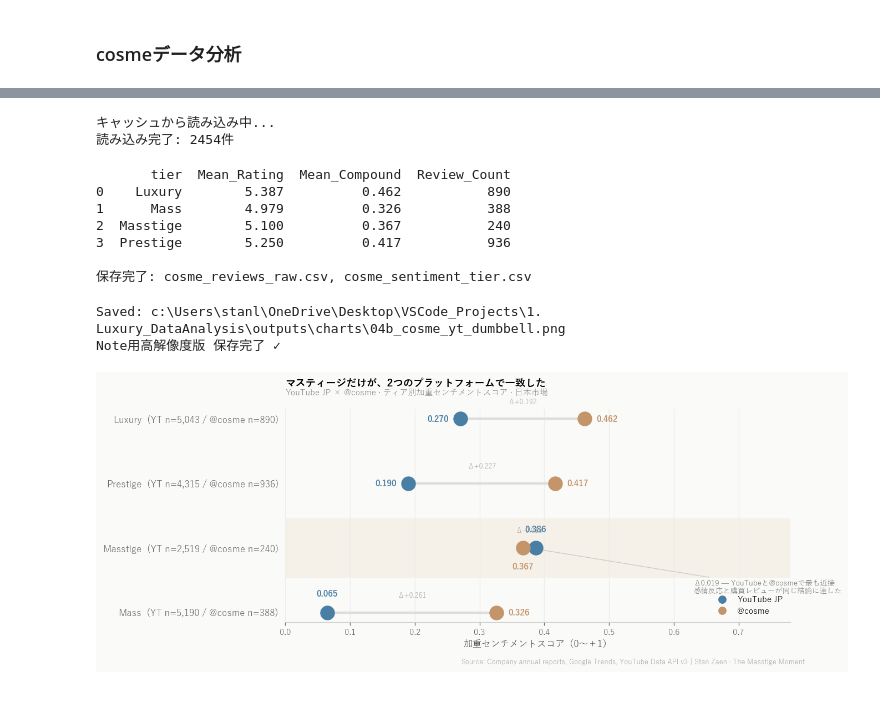
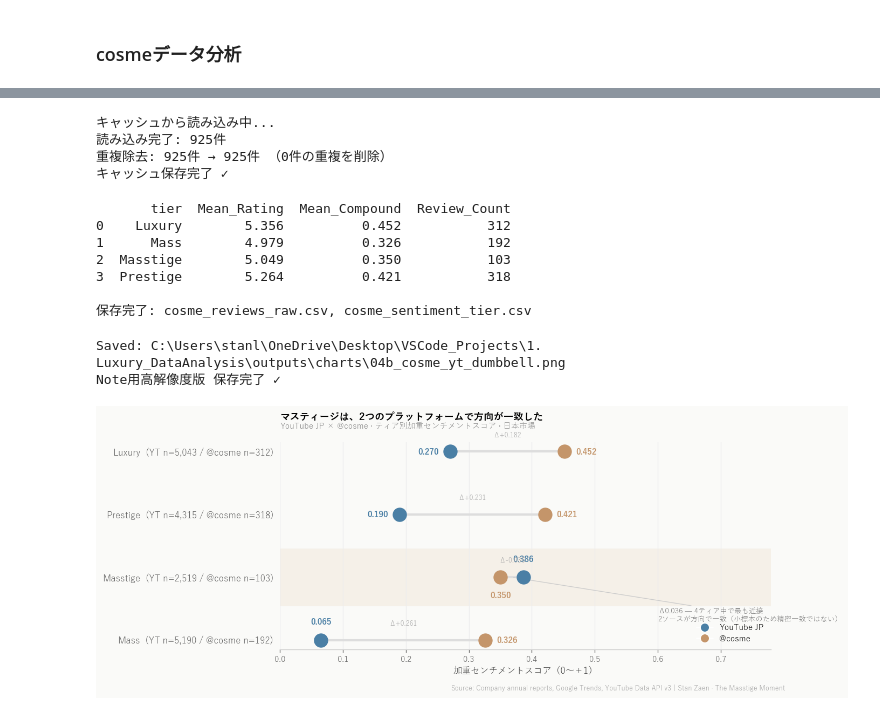
Before and after one commit to Stan-DS-Z/the-masstige-moment, a Jupyter notebook: notebooks/04B__コスメ_youtube_センチメント.ipynb, the cells around one changed output, grey strips where cells are left out. Cells and saved outputs as stored; diff of their text form; code cells hidden in the pictures.

```diff
--- a/notebooks/04B__コスメ_youtube_センチメント.ipynb
+++ b/notebooks/04B__コスメ_youtube_センチメント.ipynb
@@ -767,12 +800,26 @@ else:
     print(f"\n取得完了: {len(df_cosme)}件のレビュー")
     print(df_cosme["tier"].value_counts())
 
-    with open(COSME_CACHE, "wb") as f:
-        pickle.dump(df_cosme, f)
-    print("キャッシュ保存完了 ✓")
+# ── 重複除去 ───────────────────────────────────────────────
+# scrape_brand_reviews() のページループは、実ページ数を超えて ?page=N を
+# 要求すると @cosme が1ページ目を再返却するため、同一レビューが複数回
+# （最大24回）記録される。ティア集計の前に必ず完全重複を除去する。
+# クロス監査メモ（2026-05）: 修正前の生データは 2,454 行中 1,529 行が
+# 重複で、実ユニークレビューは 925 件だった。集計値（平均）はほぼ不変
+# だが、レビュー件数 n が約2.65倍に過大計上されていた。
+_n_before = len(df_cosme)
+df_cosme = df_cosme.drop_duplicates().reset_index(drop=True)
+print(f"重複除去: {_n_before}件 → {len(df_cosme)}件 "
+      f"（{_n_before - len(df_cosme)}件の重複を削除）")
+
+with open(COSME_CACHE, "wb") as f:
+    pickle.dump(df_cosme, f)
+print("キャッシュ保存完了 ✓")
 # %% [output]
 キャッシュから読み込み中...
-読み込み完了: 2454件
+読み込み完了: 925件
+重複除去: 925件 → 925件 （0件の重複を削除）
+キャッシュ保存完了 ✓
 # %%
 # ── Cell 8: ティア別集計 ─────────────────────────────────────
 
@@ -798,10 +845,10 @@ print("\n保存完了: cosme_reviews_raw.csv, cosme_sentiment_tier.csv")
 cosme_ordered = cosme_sentiment.set_index("tier").reindex(TIER_ORDER).reset_index()
 # %% [output]
        tier  Mean_Rating  Mean_Compound  Review_Count
-0    Luxury        5.387          0.462           890
-1      Mass        4.979          0.326           388
-2  Masstige        5.100          0.367           240
-3  Prestige        5.250          0.417           936
+0    Luxury        5.356          0.452           312
+1      Mass        4.979          0.326           192
+2  Masstige        5.049          0.350           103
+3  Prestige        5.264          0.421           318
 
 保存完了: cosme_reviews_raw.csv, cosme_sentiment_tier.csv
 # %%
@@ -878,46 +925,49 @@ ax.set_yticks(range(len(TIER_ORDER)))
 ax.set_yticklabels(y_labels, fontsize=10)
 
 # ── Masstige収束アノテーション ──────────────────────────────────────────────
+# クロス監査メモ（2026-05）: Masstige は4ティア中で最もソース間差が小さいが、
+# @cosme 側は小標本（n≈100）、YouTube は like加重で信頼区間が広い。
+# 「方向の一致」として提示し、精密な数値一致とは表現しない。
 convergence = abs(yt_scores["Masstige"] - cosme_scores["Masstige"])
 ax.annotate(
-    f"Δ{convergence:.3f} — YouTubeと@cosmeで最も近接\n感情反応と購買レビューが同じ結論に達した",
+    f"Δ{convergence:.3f} — 4ティア中で最も近接\n2ソースが方向で一致（小標本のため精密一致ではない）",
     xy     =((yt_scores["Masstige"] + cosme_scores["Masstige"]) / 2, masstige_idx),
-    xytext =(0.63, masstige_idx + 0.7),
+    xytext =(0.60, masstige_idx + 0.7),
     fontsize=8, color="#777777", style="italic",
     arrowprops=dict(arrowstyle="-", color="#CCCCCC", lw=0.8),
 )
 
 # ── 軸・スタイル ────────────────────────────────────────────────────────────
 ax.set_xlim(*XLIM)
 ax.set_xlabel("加重センチメントスコア（0〜＋1）", fontsize=10)
-ax.text(0, 1.1, "マスティージだけが、2つのプラットフォームで一致した",
+ax.text(0, 1.1, "マスティージは、2つのプラットフォームで方向が一致した",
         transform=ax.transAxes, fontsize=11, fontweight="bold",
         va="bottom", ha="left")
 add_subtitle(ax, "YouTube JP × @cosme · ティア別加重センチメントスコア · 日本市場")
 ax.spines[["top", "right", "left"]].set_visible(False)
 ax.tick_params(left=False)
 ax.grid(axis="x", color="#EEEEEE", linewidth=0.8, zorder=0)
 ax.invert_yaxis()
 
 # ── 凡例 ───────────────────────────────────────────────────────────────────
 legend_elements = [
     Line2D([0], [0], marker="o", color="w", markerfacecolor=YT_COLOR,
            markersize=10, label="YouTube JP"),
     Line2D([0], [0], marker="o", color="w", markerfacecolor=COSME_COLOR,
            markersize=10, label="@cosme"),
 ]
 ax.legend(handles=legend_elements, frameon=False, fontsize=9, loc="lower right")
 
 fig.subplots_adjust(top=0.78, bottom=0.14, left=0.28, right=0.97)
 save_chart(fig, "04b_cosme_yt_dumbbell.png")
 fig.savefig("../outputs/charts/04b_cosme_yt_dumbbell_note.png",
             dpi=200, bbox_inches="tight", facecolor=fig.get_facecolor())
 print("Note用高解像度版 保存完了 ✓")
 plt.show()
 # %% [output]
-Saved: c:\Users\stanl\OneDrive\Desktop\VSCode_Projects\1. Luxury_DataAnalysis\outputs\charts\04b_cosme_yt_dumbbell.png
+Saved: C:\Users\stanl\OneDrive\Desktop\VSCode_Projects\1. Luxury_DataAnalysis\outputs\charts\04b_cosme_yt_dumbbell.png
 Note用高解像度版 保存完了 ✓
-[figure, old version]
+[figure, new version]
 # %%
 # ── 動的主要観察結果 ──────────────────────────────────────
 s_jp    = tier_sentiment_jp.set_index("Tier")["Weighted_Sentiment"]
```
Also changed, not shown: parts of 4 cells of this notebook, 10 other files.
